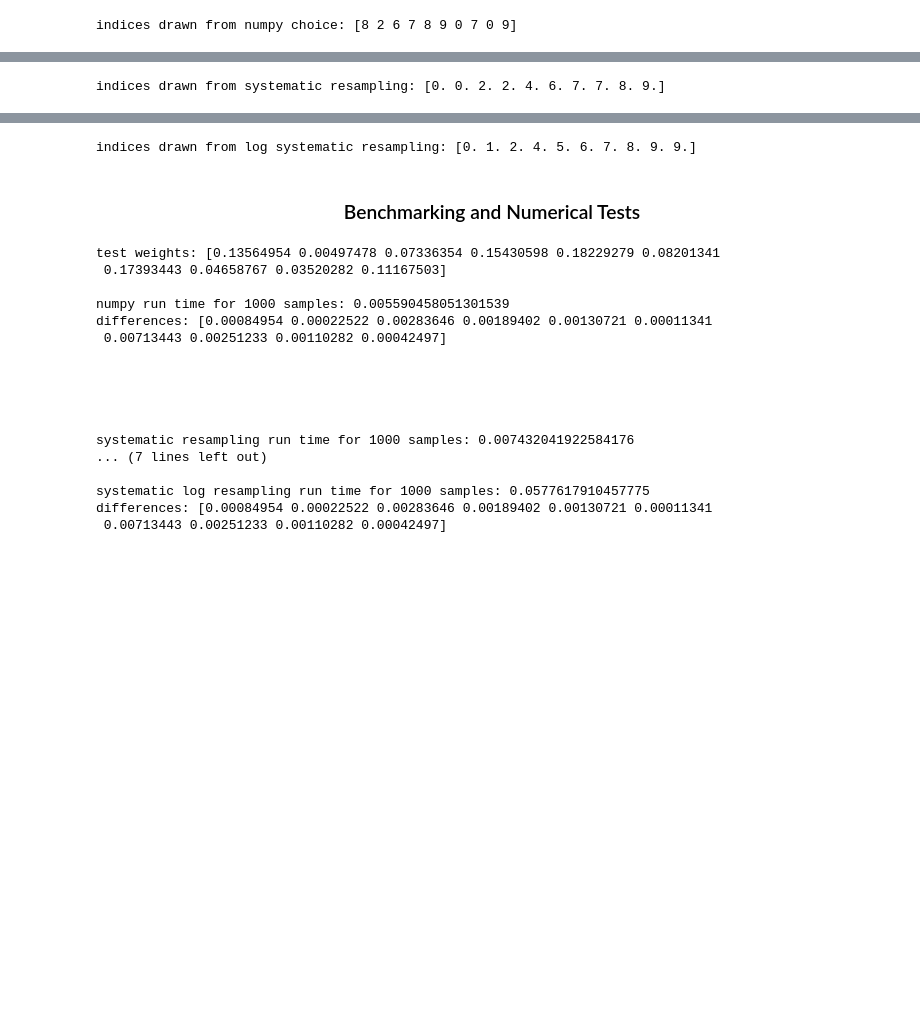
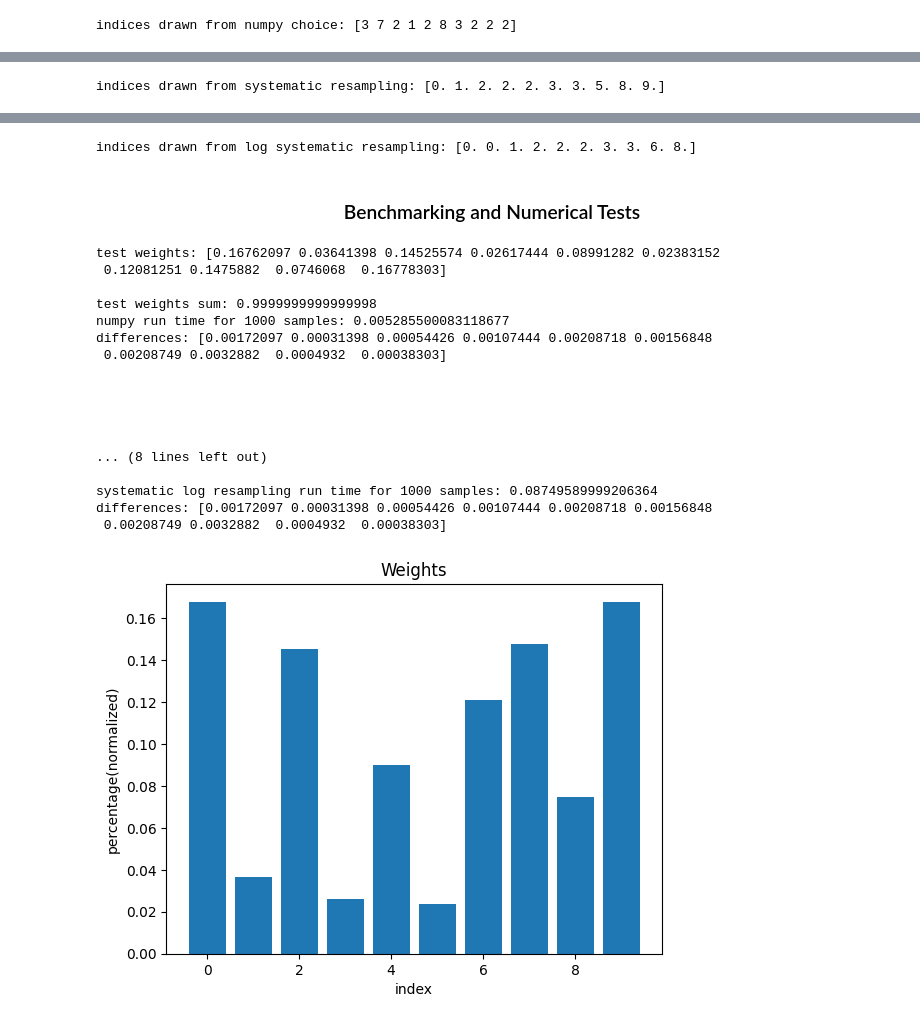
Before and after one commit to Averydx/PF_Estimation, a Jupyter notebook: jupyter notebooks/resampling.ipynb, the cells around one changed output, grey strips where cells are left out. Cells and saved outputs as stored; diff of their text form; code cells hidden in the pictures; blank space fills up the shorter version.

```diff
--- a/jupyter notebooks/resampling.ipynb
+++ b/jupyter notebooks/resampling.ipynb
@@ -37,7 +37,7 @@ indices. This resampling algorithm will have a time complexity of $O(nlogn)$ as
 # %%
 import numpy as np
 
-gen = np.random.default_rng(10)
+gen = np.random.default_rng()
 orig_weights = np.array([gen.random() for _ in range(10)])
 orig_weights /= np.sum(orig_weights)
 
@@ -60,7 +60,7 @@ def numpy_choice(weights):
 idx=numpy_choice(numpy_weights)
 print(f"indices drawn from numpy choice: {idx}")
 # %% [output]
-indices drawn from numpy choice: [8 2 6 7 8 9 0 7 0 9]
+indices drawn from numpy choice: [3 7 2 1 2 8 3 2 2 2]
 # %% [markdown]
 ### <center> The Systematic Resampling Algorithm  ###
 
@@ -122,7 +122,7 @@ def systematic_choice(weights):
 indices = systematic_choice(systematic_weights)
 print(f"indices drawn from systematic resampling: {indices}")
 # %% [output]
-indices drawn from systematic resampling: [0. 0. 2. 2. 4. 6. 7. 7. 8. 9.]
+indices drawn from systematic resampling: [0. 1. 2. 2. 2. 3. 3. 5. 8. 9.]
 # %% [markdown]
 ### <center> Resampling in the Log-Domain ###
 
@@ -195,15 +195,19 @@ indices = log_systematic(orig_weights)
 
 print(f"indices drawn from log systematic resampling: {indices}")
 # %% [output]
-indices drawn from log systematic resampling: [0. 1. 2. 4. 5. 6. 7. 8. 9. 9.]
+indices drawn from log systematic resampling: [0. 0. 1. 2. 2. 2. 3. 3. 6. 8.]
 # %% [markdown]
 ### <center> Benchmarking and Numerical Tests ###
 # %%
 from time import perf_counter
+import matplotlib.pyplot as plt
 
-test_weights = np.array([gen.random() for _ in range(10)])
+test_gen = np.random.default_rng(10)
+test_weights = np.array([test_gen.random() for _ in range(10)])
 test_weights /= np.sum(test_weights)
+
 print(f"test weights: {test_weights}\n")
+print(f"test weights sum: {np.sum(test_weights)}")
 
 t1 = perf_counter()
 all_samples_numpy = np.array([numpy_choice(test_weights) for _ in range(1000)])
@@ -237,40 +241,67 @@ for i in range(0,10):
     sample_count_systematic.append(np.count_nonzero(all_samples_systematic == i)/len(all_samples_systematic))
     #print(f"percentage of elements equal to {i} is {sample_count_systematic[-1]}, original weight:{test_weights[i]}")
 print(f"differences: {np.abs(test_weights-sample_count_systematic)}")
 
 
 print("\n\n\n\n")
 
 
 t5 = perf_counter()
 all_samples_log = np.array([log_systematic(test_weights) for _ in range(1000)])
 t6 = perf_counter()
 
 print(f"systematic log resampling run time for 1000 samples: {t6-t5}")
 
 all_samples_log = all_samples_log.flatten()
 all_samples_log= np.sort(all_samples_numpy)
 
 sample_count_log = []
 for i in range(0,10):
     sample_count_log.append(np.count_nonzero(all_samples_log == i)/len(all_samples_log))
     #print(f"percentage of elements equal to {i} is {sample_count_log[-1]}, original weight:{test_weights[i]}")
 print(f"differences: {np.abs(test_weights-np.array(sample_count_log))}")
+
+
+'''test weights'''
+t = np.arange(0,10)
+plt.title("Weights")
+plt.bar(t,test_weights)
+plt.xlabel("index")
+plt.ylabel("percentage(normalized)")
+plt.show()
+
+'''log weights'''
+t = np.arange(0,10)
+plt.title("Log Resampled Weights")
+plt.bar(t,np.array(sample_count_log),color='orange')
+plt.xlabel("index")
+plt.ylabel("percentage(normalized)")
+plt.show()
+
+'''weights overlaid'''
+t = np.arange(0,10)
+plt.title("Overlaid weights")
+plt.bar(t,test_weights)
+plt.bar(t,np.array(sample_count_log),color='orange')
+plt.xlabel("index")
+plt.ylabel("percentage(normalized)")
+plt.show()
 # %% [output]
-test weights: [0.13564954 0.00497478 0.07336354 0.15430598 0.18229279 0.08201341
- 0.17393443 0.04658767 0.03520282 0.11167503]
+test weights: [0.16762097 0.03641398 0.14525574 0.02617444 0.08991282 0.02383152
+ 0.12081251 0.1475882  0.0746068  0.16778303]
 
-numpy run time for 1000 samples: 0.005590458051301539
-differences: [0.00084954 0.00022522 0.00283646 0.00189402 0.00130721 0.00011341
- 0.00713443 0.00251233 0.00110282 0.00042497]
+test weights sum: 0.9999999999999998
+numpy run time for 1000 samples: 0.005285500083118677
+differences: [0.00172097 0.00031398 0.00054426 0.00107444 0.00208718 0.00156848
+ 0.00208749 0.0032882  0.0004932  0.00038303]
 
 
 
 
 
-systematic resampling run time for 1000 samples: 0.007432041922584176
-... (7 lines left out)
+... (8 lines left out)
 
-systematic log resampling run time for 1000 samples: 0.0577617910457775
-differences: [0.00084954 0.00022522 0.00283646 0.00189402 0.00130721 0.00011341
- 0.00713443 0.00251233 0.00110282 0.00042497]
+systematic log resampling run time for 1000 samples: 0.08749589999206364
+differences: [0.00172097 0.00031398 0.00054426 0.00107444 0.00208718 0.00156848
+ 0.00208749 0.0032882  0.0004932  0.00038303]
+[figure, added]
```
Also changed, not shown: parts of 1 cell of this notebook.
